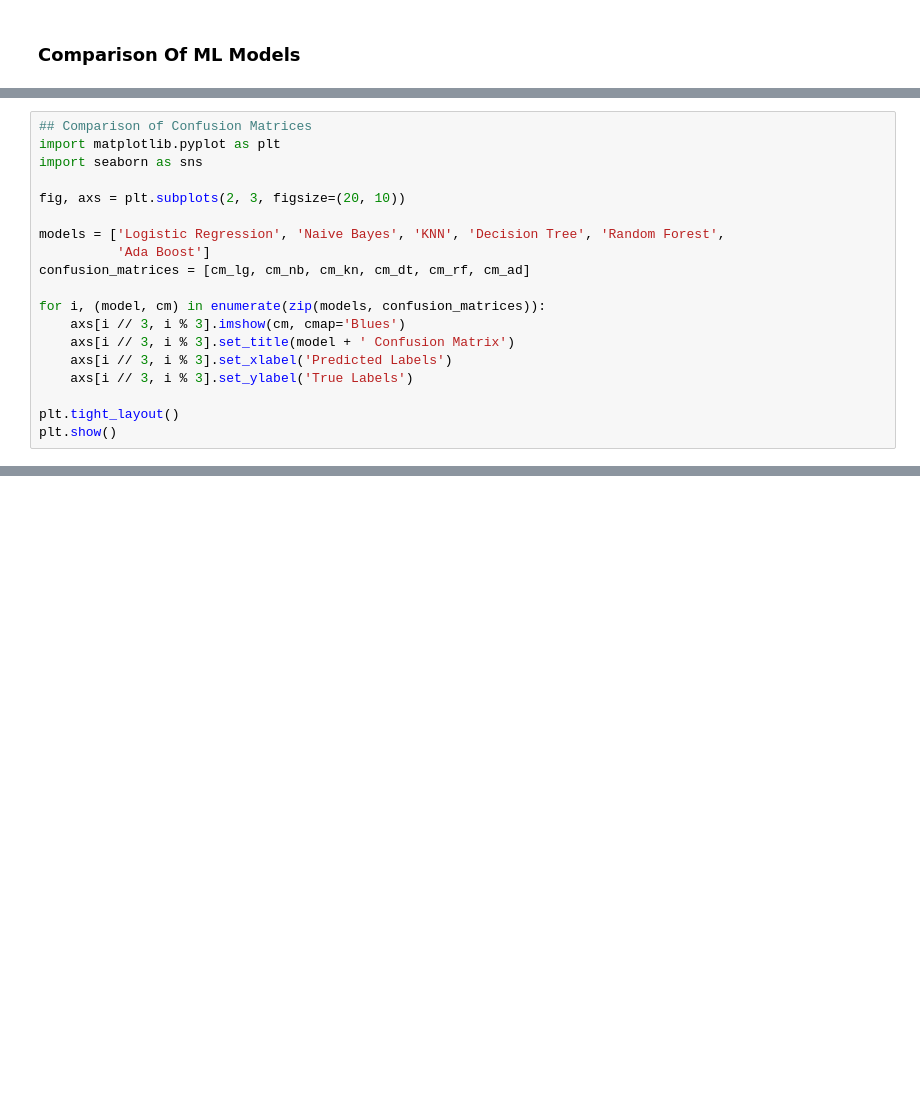
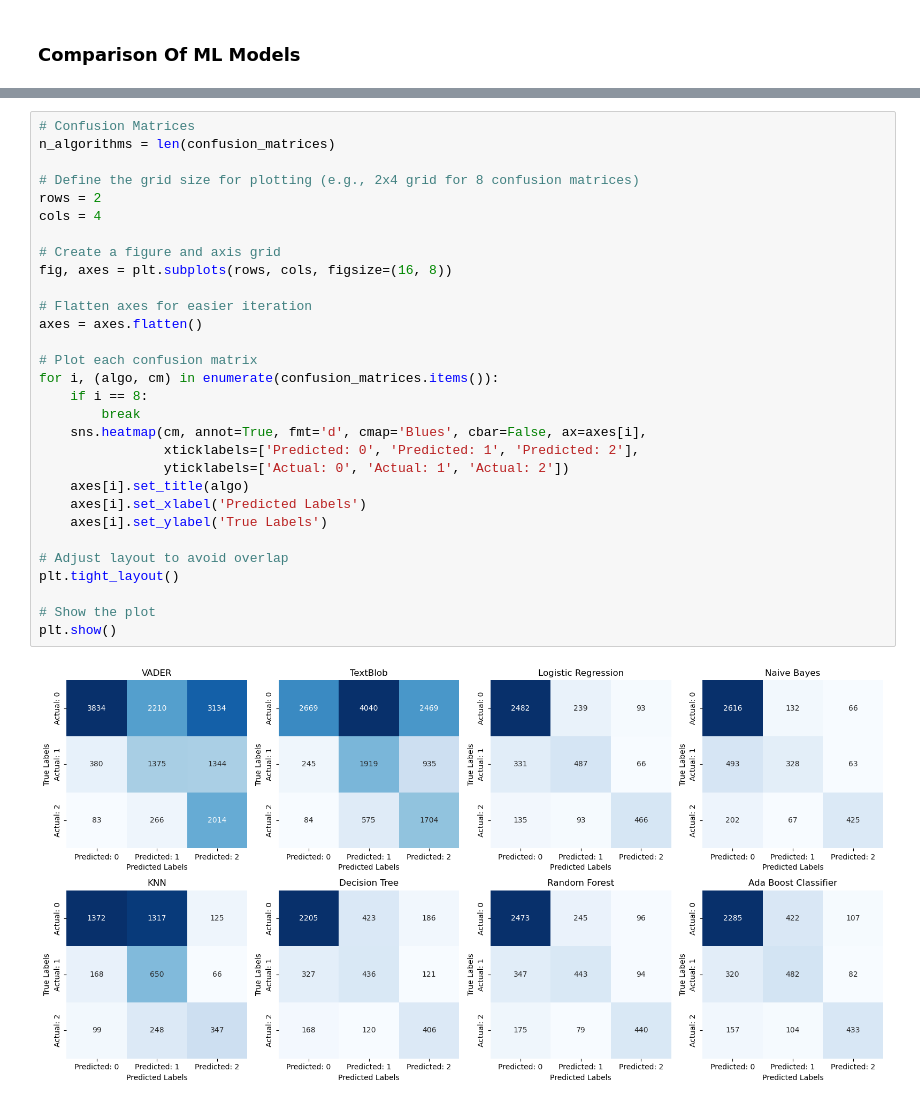
Before and after one commit to AmeyaMalekar/airline-sentiment-analysis, a Jupyter notebook: backend/Airline Sentiment Analysis.ipynb, the cells around one changed output, grey strips where cells are left out. Cells and saved outputs as stored; diff of their text form; blank space fills up the shorter version.

```diff
--- a/backend/Airline Sentiment Analysis.ipynb
+++ b/backend/Airline Sentiment Analysis.ipynb
@@ -544,19 +550,0 @@ comp.plot(kind='bar',figsize=(15,5),rot=0,title='Model Comparison',color=['darkk
-# %%
-## Comparison of Confusion Matrices
-import matplotlib.pyplot as plt
-import seaborn as sns
-
-fig, axs = plt.subplots(2, 3, figsize=(20, 10))
-
-models = ['Logistic Regression', 'Naive Bayes', 'KNN', 'Decision Tree', 'Random Forest',
-          'Ada Boost']
-confusion_matrices = [cm_lg, cm_nb, cm_kn, cm_dt, cm_rf, cm_ad]
-
-for i, (model, cm) in enumerate(zip(models, confusion_matrices)):
-    axs[i // 3, i % 3].imshow(cm, cmap='Blues')
-    axs[i // 3, i % 3].set_title(model + ' Confusion Matrix')
-    axs[i // 3, i % 3].set_xlabel('Predicted Labels')
-    axs[i // 3, i % 3].set_ylabel('True Labels')
-
-plt.tight_layout()
-plt.show()
@@ -636,0 +644,32 @@ plt.show()
+# %%
+# Confusion Matrices
+n_algorithms = len(confusion_matrices)
+
+# Define the grid size for plotting (e.g., 2x4 grid for 8 confusion matrices)
+rows = 2
+cols = 4
+
+# Create a figure and axis grid
+fig, axes = plt.subplots(rows, cols, figsize=(16, 8))
+
+# Flatten axes for easier iteration
+axes = axes.flatten()
+
+# Plot each confusion matrix
+for i, (algo, cm) in enumerate(confusion_matrices.items()):
+    if i == 8:
+        break
+    sns.heatmap(cm, annot=True, fmt='d', cmap='Blues', cbar=False, ax=axes[i],
+                xticklabels=['Predicted: 0', 'Predicted: 1', 'Predicted: 2'],
+                yticklabels=['Actual: 0', 'Actual: 1', 'Actual: 2'])
+    axes[i].set_title(algo)
+    axes[i].set_xlabel('Predicted Labels')
+    axes[i].set_ylabel('True Labels')
+
+# Adjust layout to avoid overlap
+plt.tight_layout()
+
+# Show the plot
+plt.show()
+# %% [output]
+[figure, added]
```
Also changed, not shown: parts of 50 cells of this notebook.
